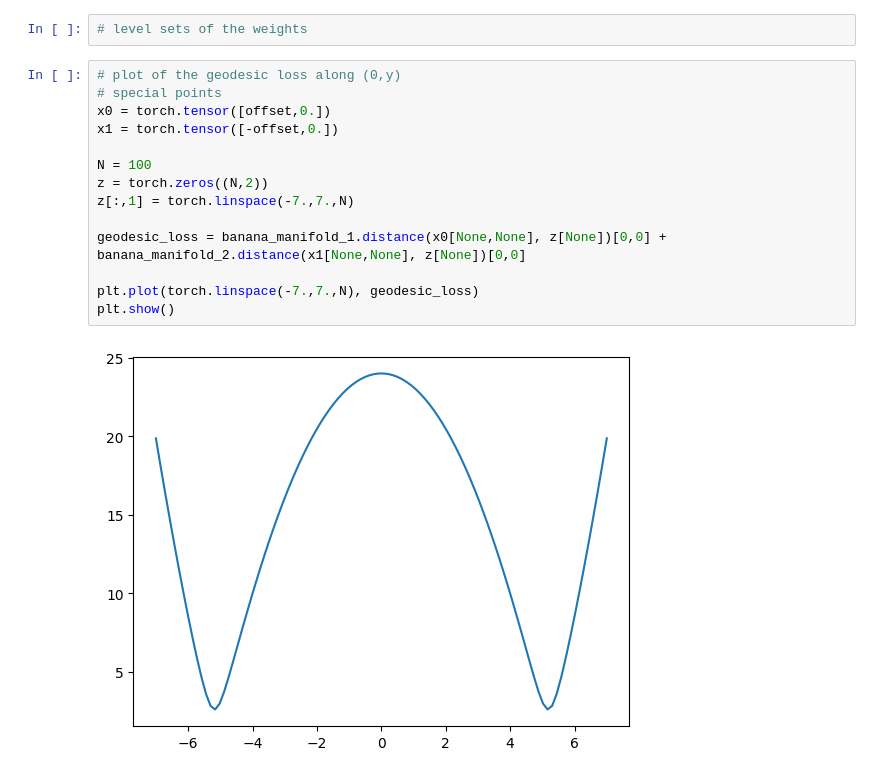
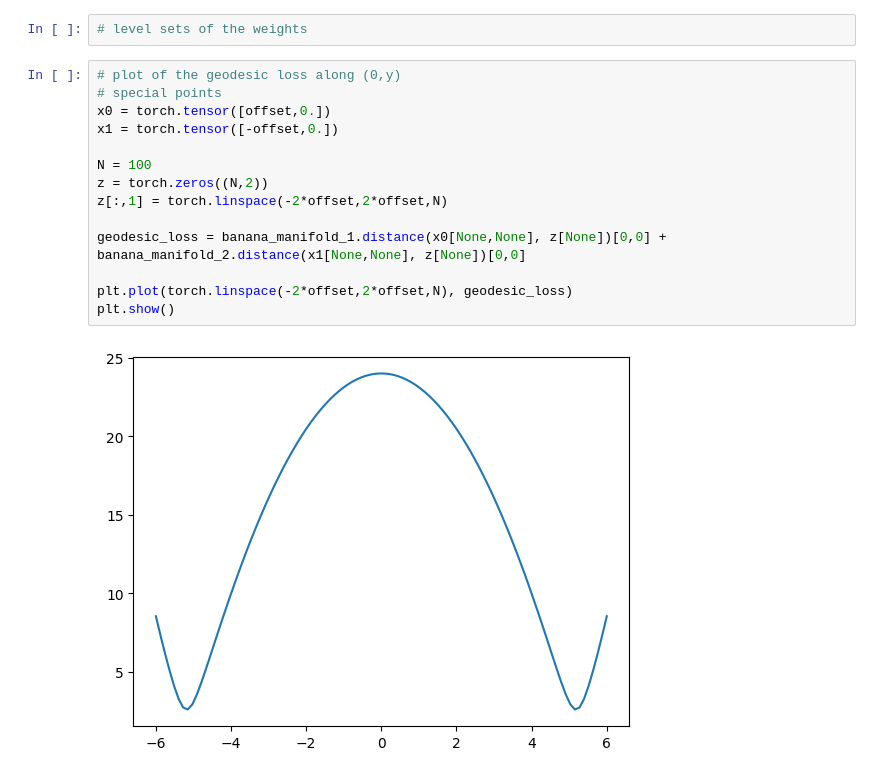
Before and after one commit to GBATZOLIS/Score-Based-Pullback-Riemannian-Geometry, a Jupyter notebook: double_quadratic_banana.ipynb, the cells around one changed output. Saved outputs shown, nothing was run; the diff lists cells and outputs as text.

```diff
--- a/double_quadratic_banana.ipynb
+++ b/double_quadratic_banana.ipynb
@@ -34,19 +34,19 @@ plt.show()
 # %%
 # plot of the geodesic loss along (0,y)
 # special points
 x0 = torch.tensor([offset,0.])
 x1 = torch.tensor([-offset,0.])
 
 N = 100
 z = torch.zeros((N,2))
-z[:,1] = torch.linspace(-7.,7.,N)
+z[:,1] = torch.linspace(-2*offset,2*offset,N)
 
 geodesic_loss = banana_manifold_1.distance(x0[None,None], z[None])[0,0] + banana_manifold_2.distance(x1[None,None], z[None])[0,0]
 
-plt.plot(torch.linspace(-7.,7.,N), geodesic_loss)
+plt.plot(torch.linspace(-2*offset,2*offset,N), geodesic_loss)
 plt.show()
 # %% [output]
-[figure, old version]
+[figure, new version]
 # %%
 z_opt = z[torch.argmin(geodesic_loss)]
 t = torch.linspace(0.,1.,50)
```
Also changed, not shown: parts of 3 cells of this notebook.
